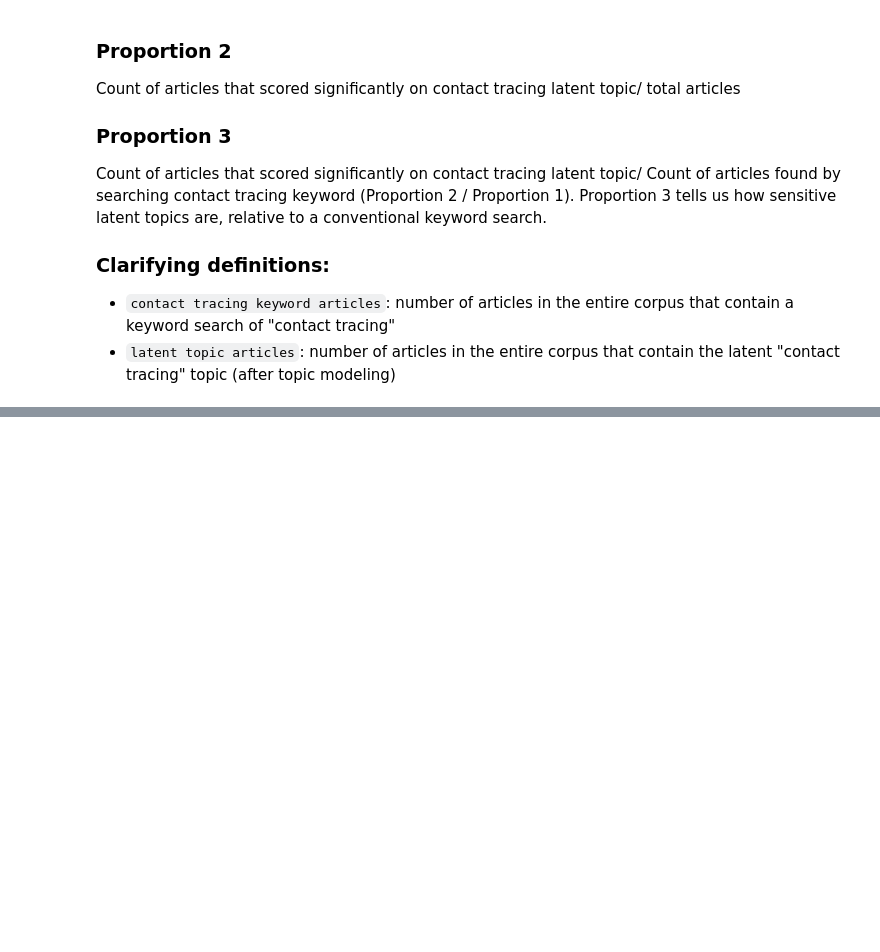
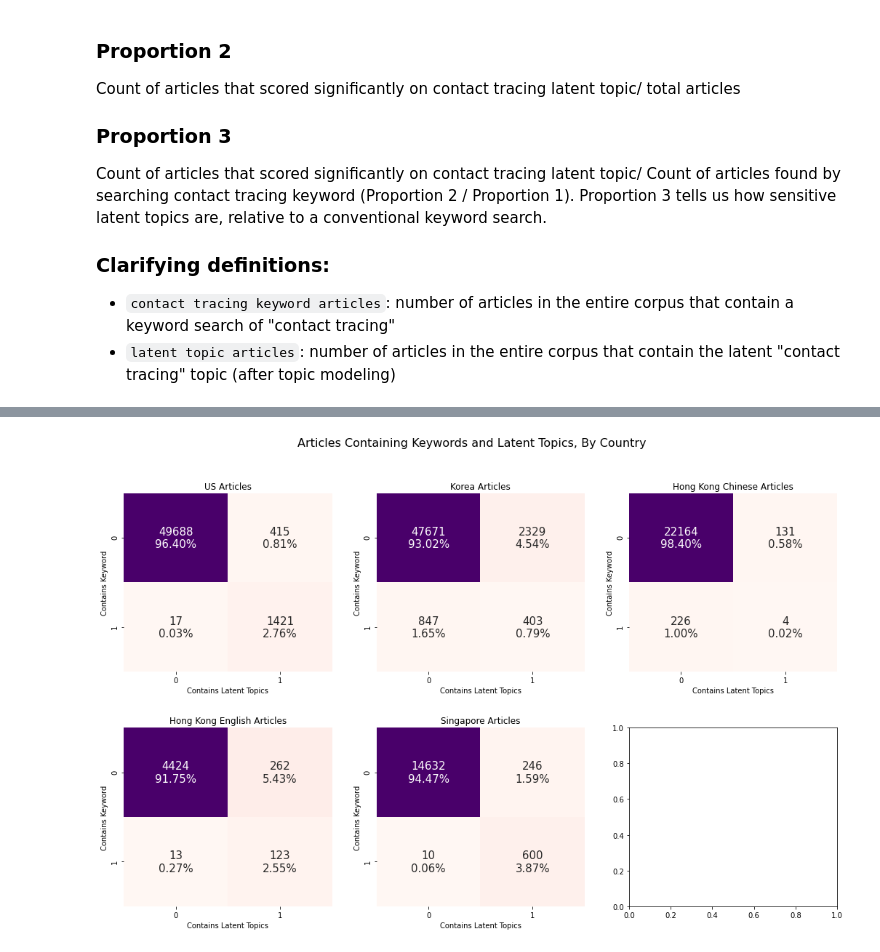
Before and after one commit to yenniejun/covid-news-analysis, a Jupyter notebook: contact tracing.ipynb, the cells around one changed output, grey strips where cells are left out. Cells and saved outputs as stored; diff of their text form; code cells hidden in the pictures; blank space fills up the shorter version.

Commit message:
Adding singapore

```diff
--- a/contact tracing.ipynb
+++ b/contact tracing.ipynb
@@ -100,0 +152,44 @@ df
+# %%
+def get_cf_labels(cf_matrix):
+    # https://medium.com/@dtuk81/confusion-matrix-visualization-fc31e3f30fea
+    group_counts = ["{0:0.0f}".format(value) for value in
+                    cf_matrix.flatten()]
+    group_percentages = ["{0:.2%}".format(value) for value in
+                         cf_matrix.flatten()/np.sum(cf_matrix)]
+
+    labels = [f"{v1}\n{v2}" for v1, v2 in
+              zip(group_counts,group_percentages)]
+    labels = np.asarray(labels).reshape(2,2)
+
+    return labels
+# %%
+countries = ["US", "Korea", "Hong Kong Chinese", "Hong Kong English", "Singapore"]
+
+latents = [us_discrete_dtm["Topic75"], kor_discrete_dtm["Topic214"],
+           hk_ch_discrete_dtm["Topic91"], hk_eng_discrete_dtm["Topic39"], singapore_discrete_dtm["Topic28"]]
+
+keywords = [us.contact_tracing, kor.contact_tracing,
+            hk_ch.contact_tracing, hk_eng.contact_tracing, singapore.contact_tracing]
+# %%
+
+
+# fig, ((ax1, ax2), (ax3, ax4)) = plt.subplots(2, 2, figsize=(10,10), constrained_layout=True)
+fig, ((ax1, ax2, ax3), (ax4, ax5, _)) = plt.subplots(2, 3, figsize=(15,10))
+
+
+for (country, latent, keyword, ax) in zip(countries, latents, keywords, [ax1, ax2, ax3, ax4, ax5]):
+    cf_matrix = confusion_matrix(latent,  keyword * 1)
+    sns.heatmap(cf_matrix, annot=get_cf_labels(cf_matrix),
+                fmt='', cmap='RdPu', ax=ax, cbar=False, annot_kws={"size": 15})
+    ax.set_xlabel("Contains Latent Topics")
+    ax.set_ylabel("Contains Keyword")
+    ax.set_title(f"{country} Articles")
+
+# fig.tight_layout(pad=3.0)
+fig.suptitle("Articles Containing Keywords and Latent Topics, By Country", fontsize=16)
+
+fig.tight_layout(pad=3.0)
+
+plt.show()
+# %% [output]
+[figure, added]
```
Also changed, not shown: parts of 20 cells of this notebook, 10 other files.
